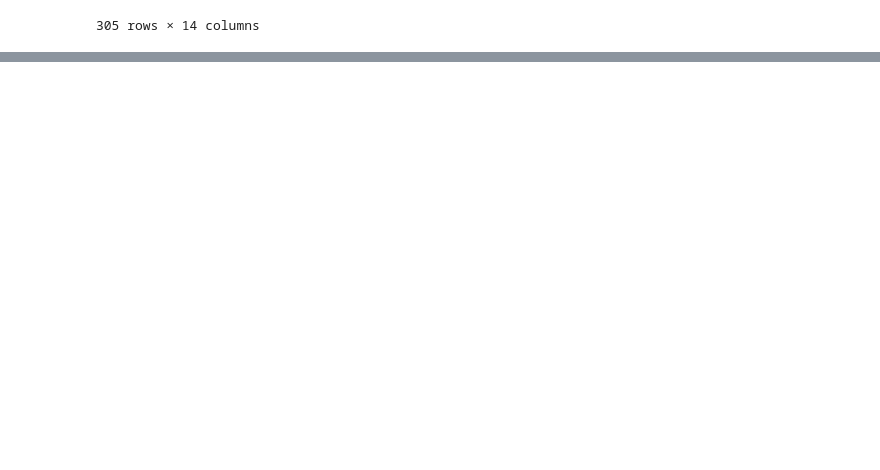
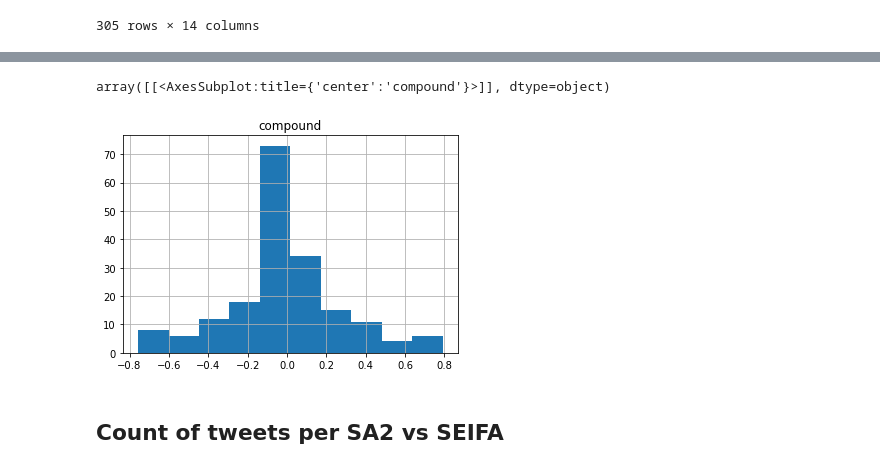
Before and after one commit to jsinkers/comp90024-assignment-2, a Jupyter notebook: data-analysis/data-analysis-part-2.ipynb, the cells around one changed output, grey strips where cells are left out. Saved outputs shown, nothing was run; the diff lists cells and outputs as text; code cells hidden in the pictures; blank space fills up the shorter version.

```diff
--- a/data-analysis/data-analysis-part-2.ipynb
+++ b/data-analysis/data-analysis-part-2.ipynb
@@ -184,0 +344,7 @@ seifa_df.sort_values(by='state_rank', ascending=False)
+# %%
+irsad_sa2.hist('compound')
+# %% [output]
+array([[<AxesSubplot:title={'center':'compound'}>]], dtype=object)
+[figure, added]
+# %% [markdown]
+## Count of tweets per SA2 vs SEIFA
```
Also changed, not shown: parts of 42 cells of this notebook, 1 other file.
